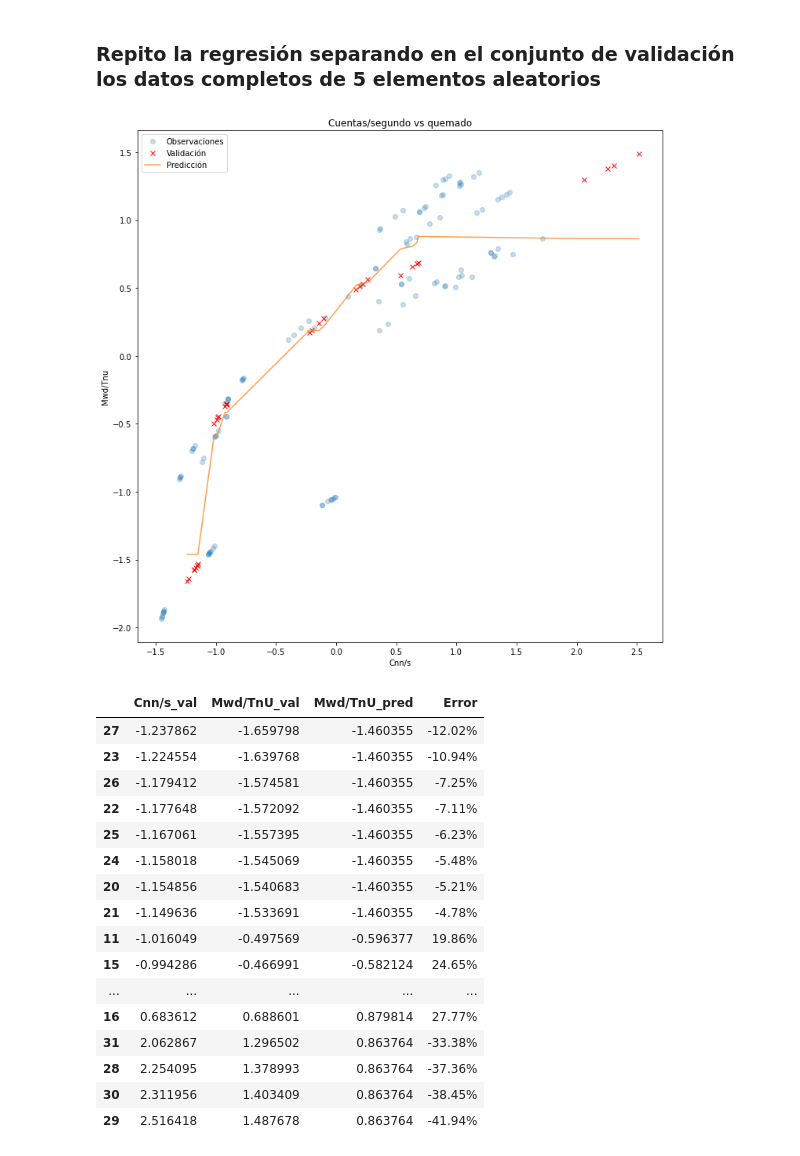
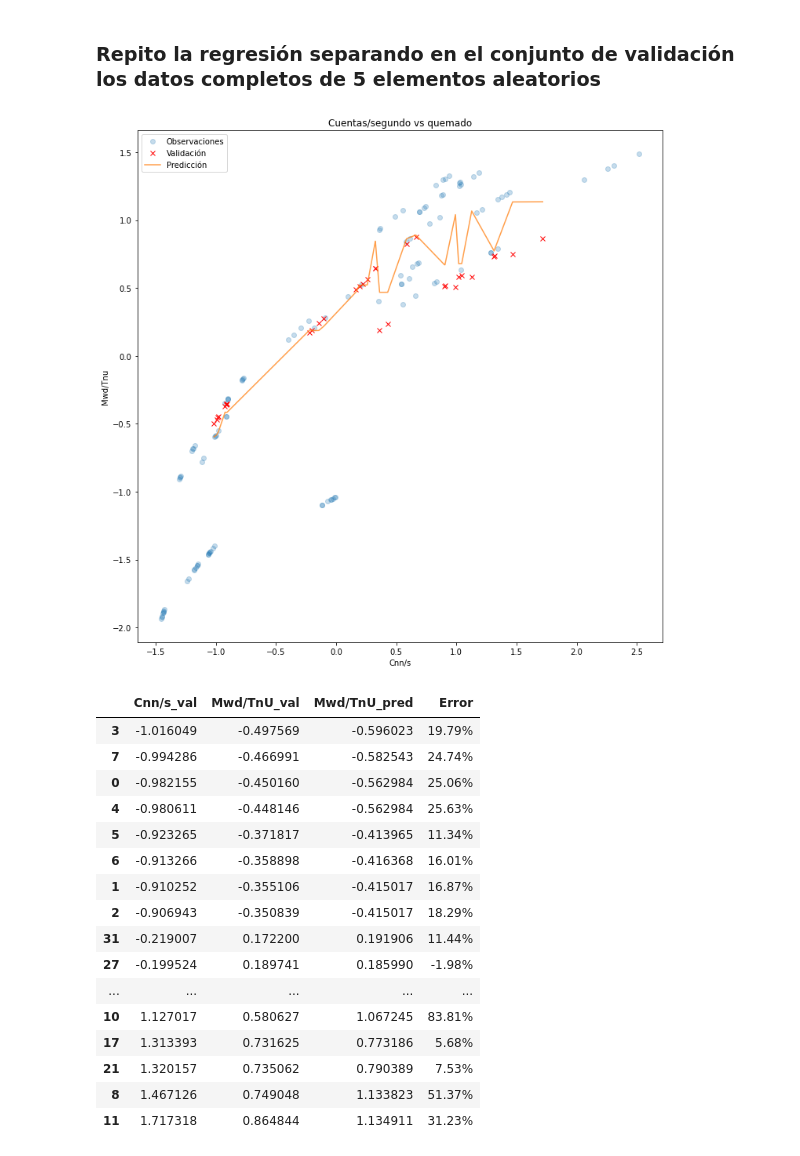
Before and after one commit to jarok03/PracticaUAM, a Jupyter notebook: LOOCV+RANDOMFOREST.ipynb, the cells around one changed output. Saved outputs shown, nothing was run; the diff lists cells and outputs as text; code cells hidden in the pictures.

```diff
--- a/LOOCV+RANDOMFOREST.ipynb
+++ b/LOOCV+RANDOMFOREST.ipynb
@@ -4,8 +4,9 @@
 import pandas as pd
 
 
-data = pd.read_csv("DataSet.csv", sep=';', index_col="ind")
-print(data)
+df = pd.read_csv("DataSet.csv", sep=';', index_col="ind")
+
+print(df)
 # %% [output]
      EECC TipoEC  Muestra    Cnn   T(ms)   Cnn/s  Ciclos  Enf(mes)  Enr(%)  \
 ind
@@ -60,8 +62,9 @@ ind
 # %% [markdown]
 ### Reordeno los datos y elimino varias columnas [Cnn y T(ms), porque son combinación lineal de Cnn/s; AEF, porque es la ausencia de MAEF, OFA y STD simultáneamente]
 # %%
-data = data [['EECC', 'Muestra', 'MAEF', 'OFA', 'STD', 'Cnn/s', 'Ciclos', 'Enf(mes)', 'Enr(%)', 'Mwd/TnU']]
-print(data)
+df = df [['EECC', 'Muestra', 'MAEF', 'OFA', 'STD', 'Cnn/s', 'Ciclos', 'Enf(mes)', 'Enr(%)', 'Mwd/TnU']]
+
+print(df)
 # %% [output]
      EECC  Muestra  MAEF  OFA  STD   Cnn/s  Ciclos  Enf(mes)  Enr(%)  Mwd/TnU
 ind
@@ -114,12 +129,16 @@ enriqDis = pd.DataFrame(enriqDis)
 # %% [markdown]
 ### Creo un DataFrame con los arrays tipificados y discretos
 # %%
-data = pd.DataFrame({'EECC': data['EECC'], 'Muestra': data['Muestra'], 'MAEF': tipoMaef, \
-                     'OFA': tipoOfa, 'STD': tipoStd, 'Cnn/s': cuentasSegNorm, 'Ciclos': ciclosNorm, \
-                     'Enf(mes)': enfriNorm, 'Enr(%)': enriqNorm, 'Mwd/TnU': QUEMADOnorm, \
-                     'Ciclos_D': ciclos, 'Enf(mes)_D': enfriDis.values[:,0], 'Enr(%)_D': enriqDis.values[:,0]})
+data = pd.DataFrame({'EECC': df['EECC'], 'Muestra': df['Muestra'], 'MAEF': df['MAEF'].astype('float'), \
+                     'OFA': df['OFA'].astype('float'), 'STD': df['STD'].astype('float'), 'Cnn/s': cuentasSegNorm, \
+                     'Ciclos': ciclosNorm, 'Enf(mes)': enfriNorm, 'Enr(%)': enriqNorm, 'Mwd/TnU': QUEMADOnorm, \
+                     'Ciclos_D': ciclos, 'Enf(mes)_D': pd.DataFrame(enfriDis).values[:,0], \
+                     'Enr(%)_D': pd.DataFrame(enriqDis).values[:,0]})
 
 print(data)
+print()
+print()
+data.info()
 # %% [output]
      EECC  Muestra  MAEF  OFA  STD     Cnn/s    Ciclos  Enf(mes)    Enr(%)  \
 ind
@@ -393,11 +434,9 @@ from sklearn.metrics import mean_absolute_error
 LOOCV = pd.DataFrame(columns=['Excluido', 'Predicción', 'Validación', 'Error'])
 LOOCVLOG = pd.DataFrame(columns=['Excluido', 'Predicción', 'Validación', 'Error'])
 
-
 # Hago una lista con la identificación de cada elemento
 lista = data['EECC'].unique().tolist()
 # print(lista)
-
 
 # En cada bucle separo las 4 u 8 medidas de un elemento en "valid" y el resto de medidas las guardo en "entren"
 # para hacer las regresiones con ellas, y voy almacenando los resultados en los nuevos dataframes.
@@ -412,7 +451,8 @@ for excluido in lista:
     entren = data[data.EECC != excluido]
     # print(entren)
 
-    X = np.array([np.ones(entren['Cnn/s'].shape[0]), entren['Cnn/s'], entren['Ciclos'], entren['Enf(mes)'], entren['Enr(%)']]).T
+    X = np.array([np.ones(entren['Cnn/s'].shape[0]), entren['Cnn/s'], \
+                  entren['Ciclos'], entren['Enf(mes)'], entren['Enr(%)']]).T
     B = np.linalg.inv(X.T @ X) @ X.T @ entren['Mwd/TnU']
     BLog = np.linalg.inv(X.T @ X) @ X.T @ np.exp(entren['Mwd/TnU'])
 
@@ -425,8 +465,10 @@ for excluido in lista:
     # print('{0:.2f} %'.format(error))
     # print('{0:.2f} %'.format(errorLog))
 
-    LOOCV = LOOCV.append({'Excluido': excluido, 'Predicción': calc, 'Validación': sol, 'Error': '{0:.2f}%'.format(error)}, ignore_index = True)
-    LOOCVLOG = LOOCVLOG.append({'Excluido': excluido, 'Predicción': calcLog, 'Validación': sol, 'Error': '{0:.2f}%'.format(errorLog)}, ignore_index = True)
+    LOOCV = LOOCV.append({'Excluido': excluido, 'Predicción': calc, 'Validación': sol, \
+                          'Error': '{0:.2f}%'.format(error)}, ignore_index = True)
+    LOOCVLOG = LOOCVLOG.append({'Excluido': excluido, 'Predicción': calcLog, 'Validación': sol, \
+                                'Error': '{0:.2f}%'.format(errorLog)}, ignore_index = True)
 
 
 print('REGRESIÓN LINEAL')
@@ -437,7 +479,6 @@ print('RMSE =', '{0:.2f}'.format(rmse))
 print()
 mae = mean_absolute_error(LOOCV.values[:,2], LOOCV.values[:,1])
 print('MAE =', '{0:.2f}'.format(mae))
-
 print()
 print()
 print()
@@ -606,20 +644,15 @@ Estoy validando prácticamente con los mimos datos con los que entreno.
 lista = data['EECC'].unique().tolist()
 # print(lista)
 
-
 # Selecciono 5 elementos aleatorios y los separo, para generar un data frame de validación y otro de entrenamiento
 random = np.random.choice(a=len(lista), size=5, replace=False)
 # print(random)
-
 valid = pd.DataFrame()
-
 agrupa = data.groupby(data.EECC)
 for excluidos in random:
     val = agrupa.get_group(lista[excluidos])
     valid = valid.append(val)
-
 entren = data.drop(valid.index)
-
 # print(valid)
 # print(entren)
 
@@ -630,9 +663,8 @@ Xval = valid.iloc[:, 5:9].values
 Yent = entren.iloc[:, 9].values
 Yval = valid.iloc[:, 9].values
 
-
 # Aplicar el algoritmo y entrenar
-bosque = RandomForestRegressor(n_estimators = 4000, max_depth = 12)
+bosque = RandomForestRegressor(n_estimators = 4000, max_depth = 9)
 bosque.fit(Xent, Yent)
 '''
 EN PRINCIPIO CUANTOS MÁS ÁRBOLES MEJOR, PERO NO HE VISTO DIFERENCIA SIGNITICATIVA EN UN RANGO DE ENTRE 200 A 50000.
@@ -652,48 +684,48 @@ for n in range(len(Ypred)):
 
 # Ordeno los valores de menor a mayor abscisa para que la representación se vea mejor
 Pred = pd.DataFrame({'Cnn/s_val': Xval[:, 0], 'Mwd/TnU_val': Yval, 'Mwd/TnU_pred': Ypred, 'Error': Error['Error']})
 Pred = Pred.sort_values('Cnn/s_val')
 
 fig,ax = plt.subplots(figsize=(12,12))
 ax.plot(Xent[:, 0], Yent, 'o', alpha=0.25, label='Observaciones')
 ax.plot(Pred['Cnn/s_val'], Pred['Mwd/TnU_val'], 'x', color='red', label='Validación')
 ax.plot(Pred['Cnn/s_val'], Pred['Mwd/TnU_pred'], alpha=0.75, label='Predicción')
 ax.set_title('Cuentas/segundo vs quemado')
 ax.set_xlabel('Cnn/s')
 ax.set_ylabel('Mwd/Tnu')
 ax.legend(fontsize=10)
 plt.show()
 plt.close()
 
 
 display(Pred)
 
 precEnt = bosque.score(Xent, Yent)
 precVal = bosque.score(Xval, Yval)
 print('Precisión del entrenamiento =', '{0:.2f}%'.format(100*precEnt))
 print('Precisión de la validación =', '{0:.2f}%'.format(100*precVal))
 print()
 rmse = mean_squared_error(Yval, Ypred, squared = False)
 print('RMSE =', '{0:.2f}'.format(rmse))
 print()
 mae = mean_absolute_error(Yval, Ypred)
 print('MAE =', '{0:.2f}'.format(mae))
 # %% [output]
-[figure, old version]
+[figure, new version]
 |  | Cnn/s_val | Mwd/TnU_val | Mwd/TnU_pred | Error |
-| 27 | -1.237862 | -1.659798 | -1.460355 | -12.02% |
-| 23 | -1.224554 | -1.639768 | -1.460355 | -10.94% |
-| 26 | -1.179412 | -1.574581 | -1.460355 | -7.25% |
-| 22 | -1.177648 | -1.572092 | -1.460355 | -7.11% |
-| 25 | -1.167061 | -1.557395 | -1.460355 | -6.23% |
-| 24 | -1.158018 | -1.545069 | -1.460355 | -5.48% |
-| 20 | -1.154856 | -1.540683 | -1.460355 | -5.21% |
-| 21 | -1.149636 | -1.533691 | -1.460355 | -4.78% |
-| 11 | -1.016049 | -0.497569 | -0.596377 | 19.86% |
-| 15 | -0.994286 | -0.466991 | -0.582124 | 24.65% |
+| 3 | -1.016049 | -0.497569 | -0.596023 | 19.79% |
+| 7 | -0.994286 | -0.466991 | -0.582543 | 24.74% |
+| 0 | -0.982155 | -0.450160 | -0.562984 | 25.06% |
+| 4 | -0.980611 | -0.448146 | -0.562984 | 25.63% |
+| 5 | -0.923265 | -0.371817 | -0.413965 | 11.34% |
+| 6 | -0.913266 | -0.358898 | -0.416368 | 16.01% |
+| 1 | -0.910252 | -0.355106 | -0.415017 | 16.87% |
+| 2 | -0.906943 | -0.350839 | -0.415017 | 18.29% |
+| 31 | -0.219007 | 0.172200 | 0.191906 | 11.44% |
+| 27 | -0.199524 | 0.189741 | 0.185990 | -1.98% |
 | ... | ... | ... | ... | ... |
-| 16 | 0.683612 | 0.688601 | 0.879814 | 27.77% |
-| 31 | 2.062867 | 1.296502 | 0.863764 | -33.38% |
-| 28 | 2.254095 | 1.378993 | 0.863764 | -37.36% |
-| 30 | 2.311956 | 1.403409 | 0.863764 | -38.45% |
-| 29 | 2.516418 | 1.487678 | 0.863764 | -41.94% |
+| 10 | 1.127017 | 0.580627 | 1.067245 | 83.81% |
+| 17 | 1.313393 | 0.731625 | 0.773186 | 5.68% |
+| 21 | 1.320157 | 0.735062 | 0.790389 | 7.53% |
+| 8 | 1.467126 | 0.749048 | 1.133823 | 51.37% |
+| 11 | 1.717318 | 0.864844 | 1.134911 | 31.23% |
```
Also changed, not shown: parts of 18 cells of this notebook.
